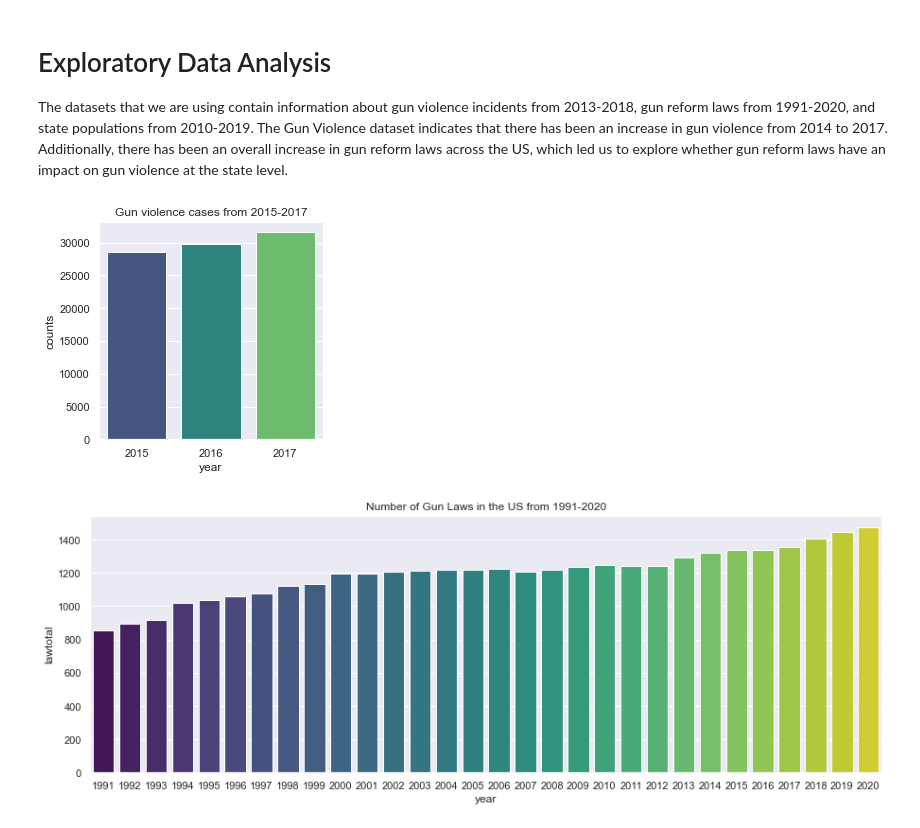
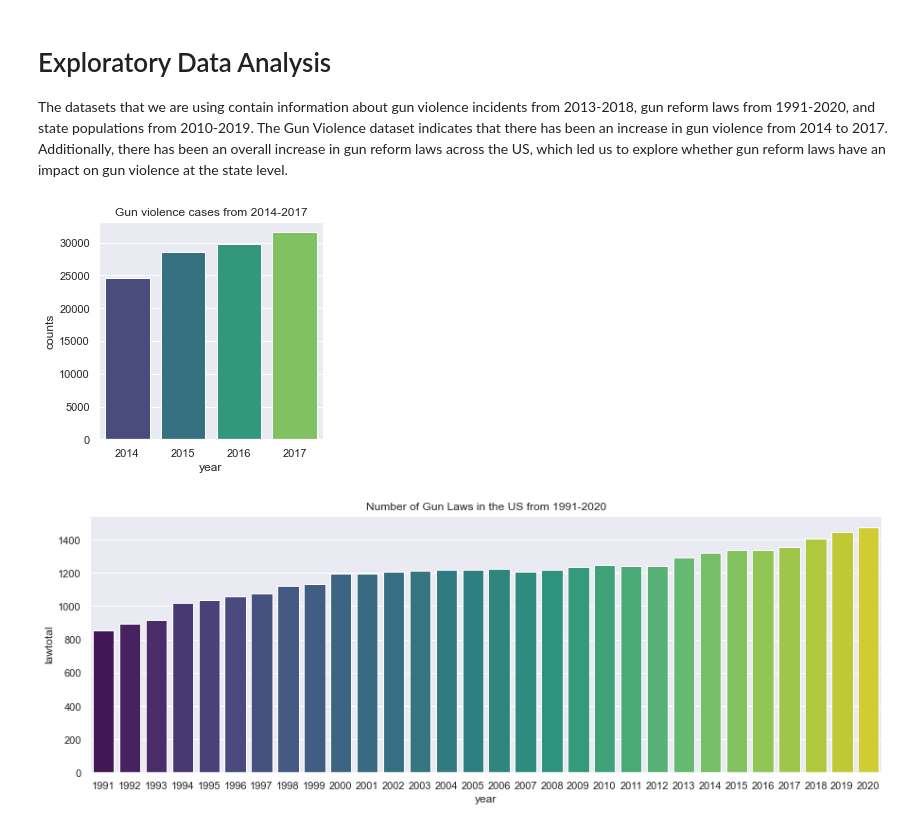
Before and after one commit to uic-cs418/cs418-spring22-purple, a Jupyter notebook: final_report.ipynb, the cells around one changed output. Drawn from its saved outputs; the diff is of its cells as text; code cells hidden in the pictures.

```diff
--- a/final_report.ipynb
+++ b/final_report.ipynb
@@ -44,13 +44,13 @@ The datasets that we are using contain information about gun violence incidents
 # %%
 gun_data['date'] = pd.to_datetime(gun_data['date'])
 gun_data['year'] = gun_data['date'].dt.year
 gun_data_year = gun_data
 gun_data_year = gun_data_year.groupby(['year']).size().reset_index(name='counts');
 
 sns.set(rc = {'figure.figsize':(4,4)});
-sns.barplot(x="year", y="counts", data=gun_data_year.loc[1:4, :], palette='viridis').set(title="Gun violence cases from 2015-2017");
+sns.barplot(x="year", y="counts", data=gun_data_year.loc[0:4, :], palette='viridis').set(title="Gun violence cases from 2014-2017");
 # %% [output]
-[figure, old version]
+[figure, new version]
 # %%
 gun_laws_year = gun_laws.groupby(['year']).sum().reset_index()
 sns.set(rc = {'figure.figsize':(15,5)});
```
Also changed, not shown: parts of 3 cells of this notebook.
